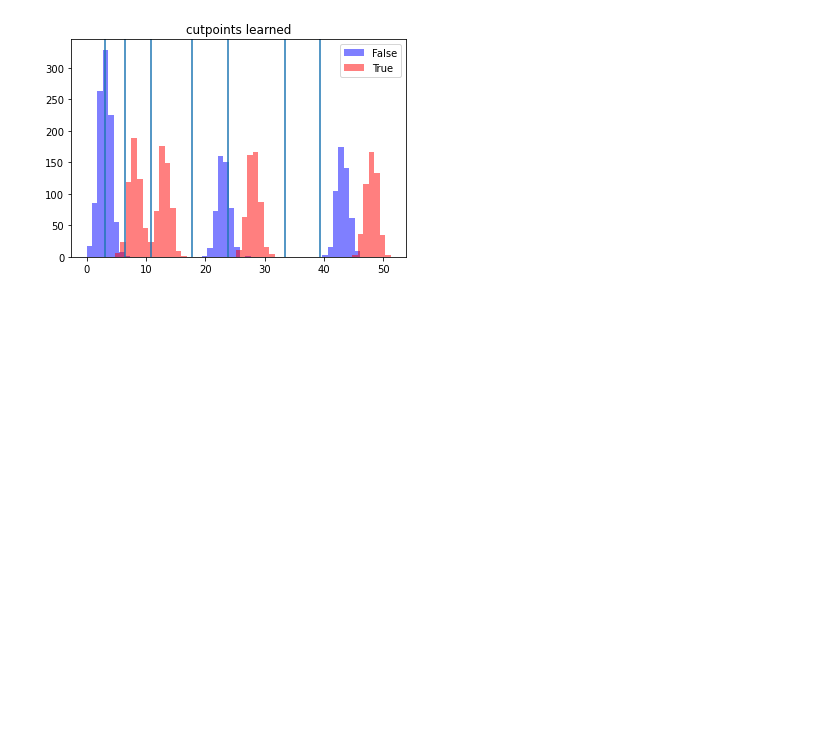
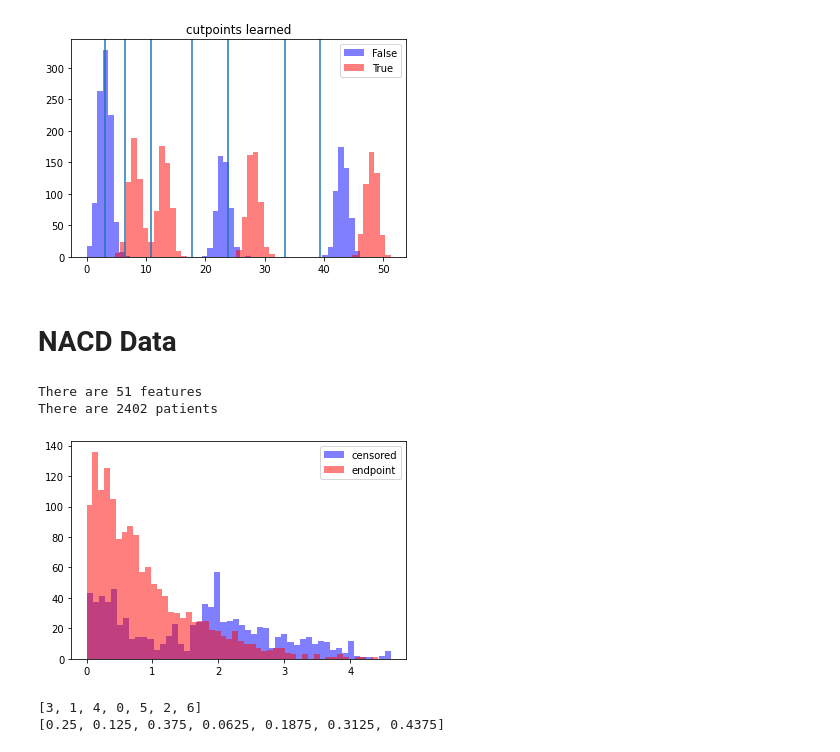
Before and after one commit to JimmyJHickey/Dynamic-Survival-Cutpoints, a Jupyter notebook: multinomial_loss.ipynb, the cells around one changed output. Saved outputs shown, nothing was run; the diff lists cells and outputs as text; code cells hidden in the pictures; blank space fills up the shorter version.

Commit message:
added nacd and support data set examples

```diff
--- a/multinomial_loss.ipynb
+++ b/multinomial_loss.ipynb
@@ -637,3 +634,53 @@ plt.show()
 [12.819149816759504, 6.409574908379752, 19.228724725139255, 3.204787454189876, 9.614362362569628, 16.02393727094938, 22.43351217932913]
 [figure]
 [figure]
+# %% [markdown]
+
+
+# NACD Data
+# %%
+df= pd.read_csv('http://pssp.srv.ualberta.ca/system/predictors/datasets/000/000/032/original/All_Data_updated_may2011_CLEANED.csv?1350302245')
+# %%
+t = df["SURVIVAL"]
+# make times positive
+t += abs(min(t))
+
+# censored: 1 is that they were censored 0 they experienced the event
+y = 1 - df["CENSORED"]
+
+numrc_cols = df.nunique() > 2
+df.loc[:, numrc_cols] = (df.loc[:, numrc_cols] - df.loc[:, numrc_cols].mean()) / df.loc[:, numrc_cols].std()
+
+OUTCOMES = ['SURVIVAL', 'CENSORED']
+X = df.drop(OUTCOMES, axis=1).sample(frac=1, random_state=2021)
+X = X.values
+
+print('There are', X.shape[1], 'features')
+print(f"There are {X.shape[0]} patients")
+# %% [output]
+There are 51 features
+There are 2402 patients
+# %%
+plt.hist(t[y==0], bins=50, alpha = 0.5, color = "blue", label="censored")
+plt.hist(t[y==1], bins=50, alpha = 0.5, color = "red", label="endpoint")
+plt.legend()
+plt.show()
+# %% [output]
+[figure, added]
+# %%
+depth = 2
+root = Node(0)
+build_tree(root, depth)
+inorder_traversal = inorder(root, depth)
+print([c.index for c in inorder_traversal])
+equal_spacings = [(i+1)/(2**(depth+1)) for i in range(0, 2**(depth+1) + -1)]
+cutpoint0 = [0] * len(inorder_traversal)
+
+for i in range(0, len(inorder_traversal)):
+    index = inorder_traversal[i].index
+    cutpoint0[index] = equal_spacings[i]/2
+
+print(cutpoint0)
+# %% [output]
+[3, 1, 4, 0, 5, 2, 6]
+[0.25, 0.125, 0.375, 0.0625, 0.1875, 0.3125, 0.4375]
```
Also changed, not shown: parts of 13 cells of this notebook, 1 other file.
